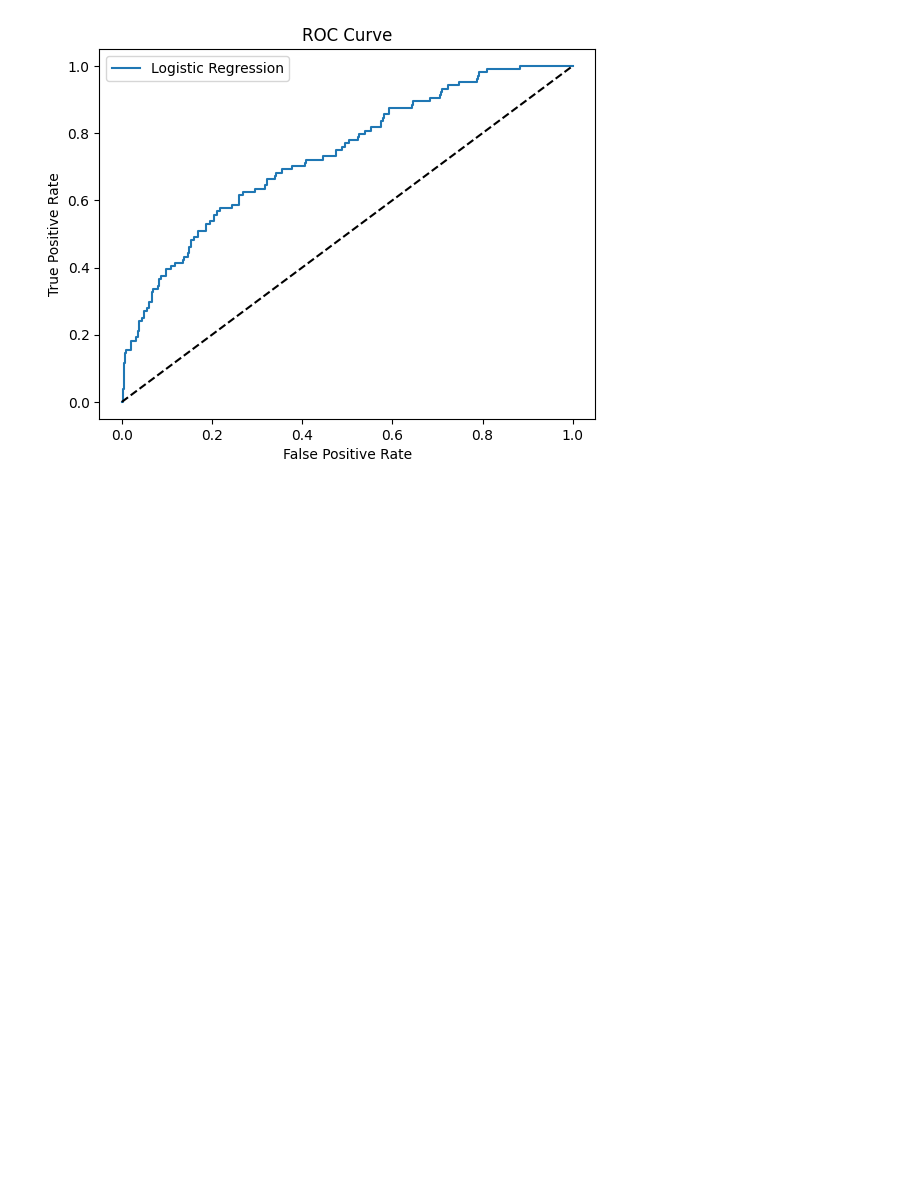
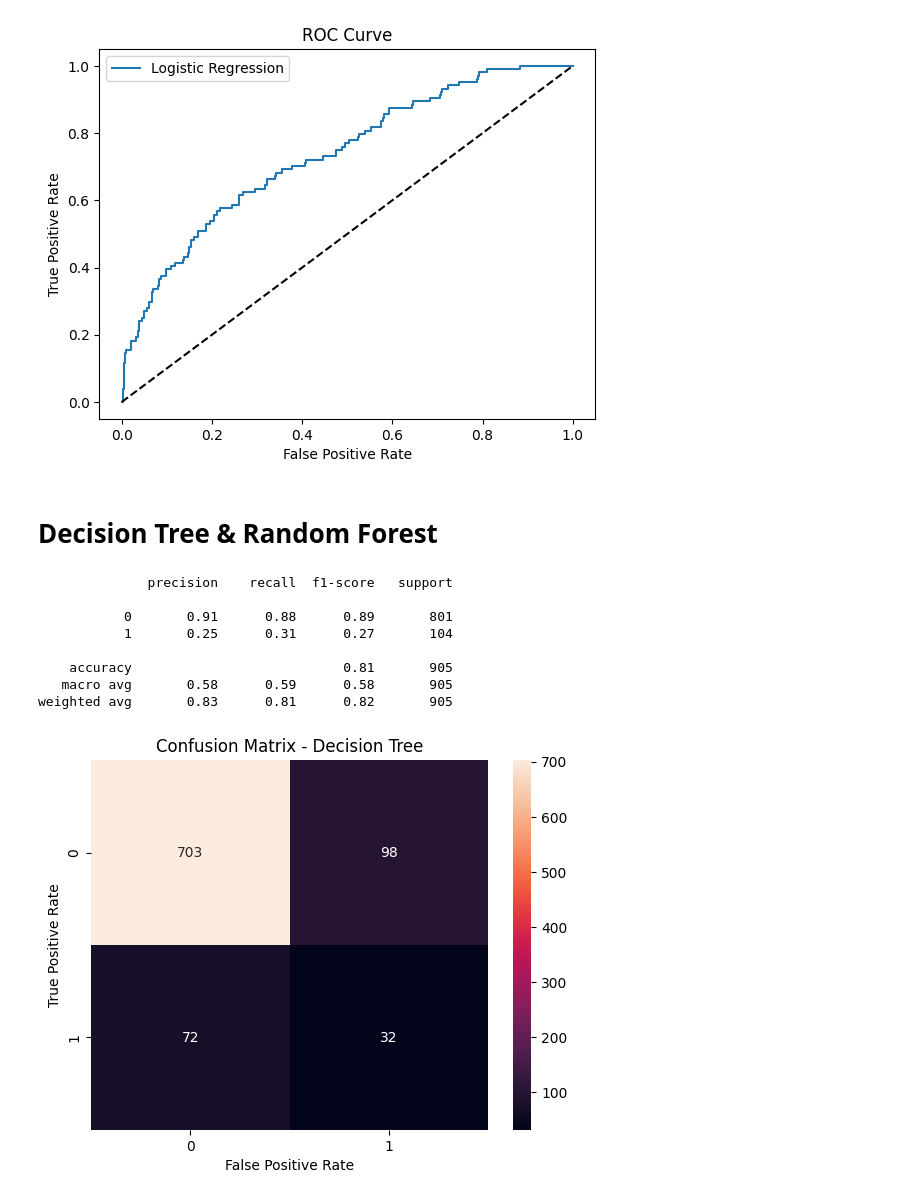
Before and after one commit to hutchay/term-deposit-prediction, a Jupyter notebook: Term_Deposit_Prediction_BankMarketing (2).ipynb, the cells around one changed output. Cells and saved outputs as stored; diff of their text form; code cells hidden in the pictures; blank space fills up the shorter version.

```diff
--- a/Term_Deposit_Prediction_BankMarketing (2).ipynb
+++ b/Term_Deposit_Prediction_BankMarketing (2).ipynb
@@ -187,3 +189,50 @@ plt.legend()
 plt.show()
 # %% [output]
 [figure]
+# %% [markdown]
+# Decision Tree & Random Forest
+# %%
+from sklearn.tree import DecisionTreeClassifier
+from sklearn.ensemble import RandomForestClassifier
+from sklearn.metrics import classification_report, roc_auc_score
+
+# Decision Tree
+dt = DecisionTreeClassifier(class_weight='balanced', random_state=42)
+dt.fit(X_train, y_train)
+dt_pred = dt.predict(X_test)
+
+# Random Forest
+rf = RandomForestClassifier(class_weight='balanced', n_estimators=100, random_state=42)
+rf.fit(X_train, y_train)
+rf_pred = rf.predict(X_test)
+# %%
+from sklearn.tree import DecisionTreeClassifier
+from sklearn.ensemble import RandomForestClassifier
+from sklearn.metrics import classification_report, roc_auc_score
+
+# Decision Tree
+dt = DecisionTreeClassifier(class_weight='balanced', random_state=42)
+dt.fit(X_train, y_train)
+dt_pred = dt.predict(X_test)
+
+#Evaluate the Result
+from sklearn.metrics import classification_report, confusion_matrix
+import seaborn as sns
+import matplotlib.pyplot as plt
+
+print(classification_report(y_test, dt_pred))
+sns.heatmap(confusion_matrix(y_test, dt_pred), annot=True, fmt='d')
+plt.title('Confusion Matrix - Decision Tree')
+plt.xlabel('False Positive Rate')
+plt.ylabel('True Positive Rate')
+plt.show()
+# %% [output]
+              precision    recall  f1-score   support
+
+           0       0.91      0.88      0.89       801
+           1       0.25      0.31      0.27       104
+
+    accuracy                           0.81       905
+   macro avg       0.58      0.59      0.58       905
+weighted avg       0.83      0.81      0.82       905
+[figure, added]
```
Also changed, not shown: parts of 3 cells of this notebook.
